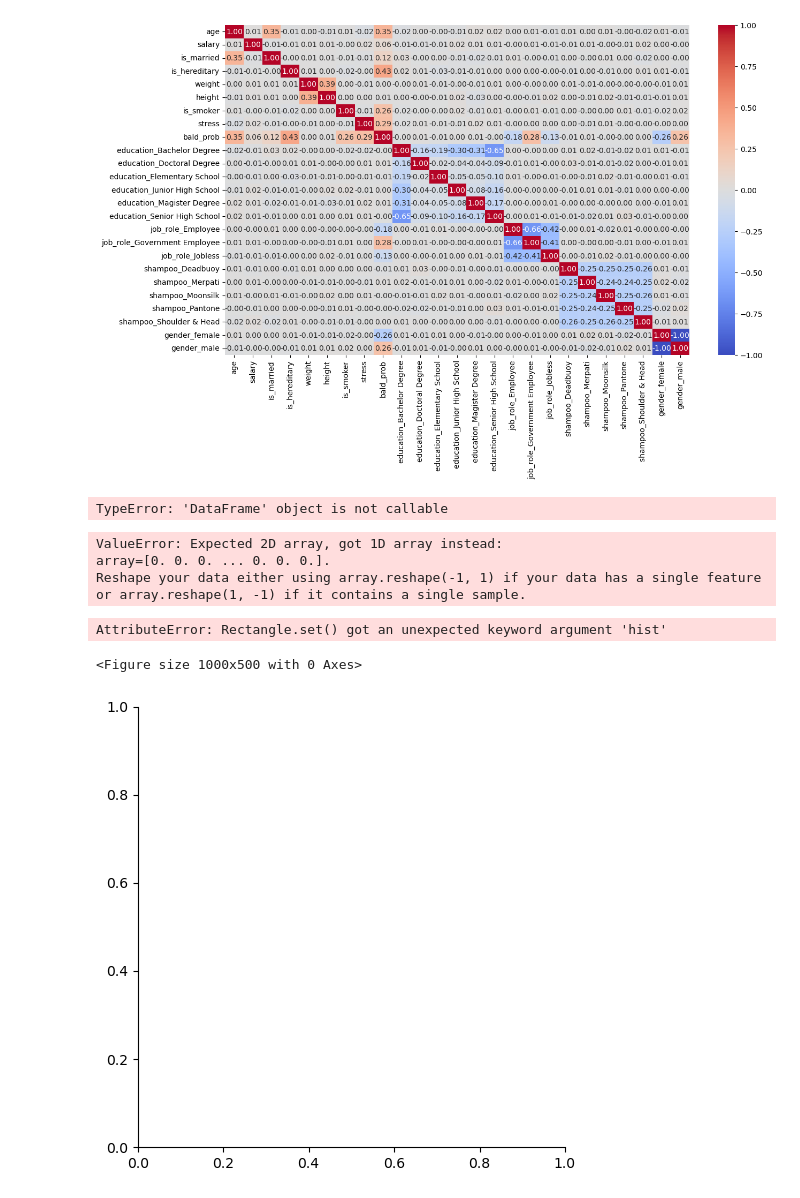
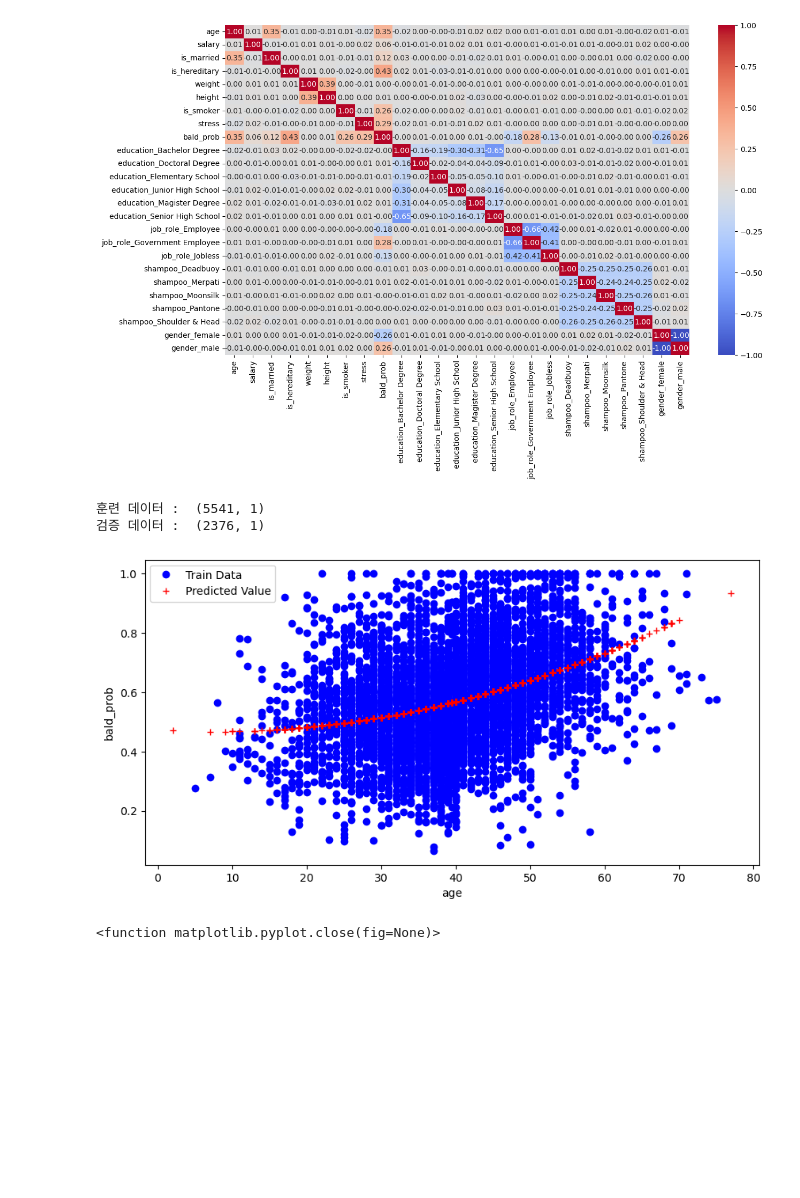
Before and after one commit to eunseongy/OpenSource_develope, a Jupyter notebook: model.ipynb, the cells around one changed output. Saved outputs shown, nothing was run; the diff lists cells and outputs as text; code cells hidden in the pictures; blank space fills up the shorter version.

```diff
--- a/model.ipynb
+++ b/model.ipynb
@@ -92,9 +92,9 @@ sns.heatmap(corr,cmap="coolwarm",annot=True,fmt=".2f")
 <Axes: >
 [figure]
 # %%
-ndf=df(['bald_prob','is_hereditary'])
-y = ndf['bald_prob']
-X = ndf[['is_hereditary']]
+
+y = df['bald_prob']
+X = df[['age']]
 
 X_train, X_test, y_train, y_test = train_test_split(X, y, random_state=42, test_size=0.3)
 
@@ -102,48 +102,33 @@ print('훈련 데이터 : ',X_train.shape)
 print('검증 데이터 : ',X_test.shape)
 print('\n')
 # %% [output]
-TypeError: 'DataFrame' object is not callable
+훈련 데이터 :  (5541, 1)
+검증 데이터 :  (2376, 1)
 # %%
 poly=PolynomialFeatures(degree=2)
 X_train_poly=poly.fit_transform(X_train)
 
 
 
 pr=LinearRegression()
 pr.fit(X_train_poly,y_train)
 
 X_test_poly=poly.fit_transform(X_test)
 
 y_hat_test=pr.predict(X_test_poly)
 
 fig=plt.figure(figsize=(10,5))
 ax=fig.add_subplot(1,1,1)
 ax.plot(X_train,y_train,'o',label='Train Data',color='blue')
 ax.plot(X_test,y_hat_test,'r+',label='Predicted Value')
 ax.legend(loc='best')
-plt.xlabel('data')
+plt.xlabel('age')
 plt.ylabel('bald_prob')
 plt.show()
 plt.close
 # %% [output]
+[figure, added]
-ValueError: Expected 2D array, got 1D array instead:
-array=[0. 0. 0. ... 0. 0. 0.].
-Reshape your data either using array.reshape(-1, 1) if your data has a single feature or array.reshape(1, -1) if it contains a single sample.
+<function matplotlib.pyplot.close(fig=None)>
-# %%
-
-X_ploy=poly.fit_transform(X)
-y_hat=pr.predict(X_ploy)
-
-
-plt.figure(figsize=(10,5))
-ax1= sns.displot(y,hist=False,label="y")
-ax2=sns.distplot(y_hat,hist=False,label="y_hat",ax=ax1)
-plt.show()
-plt.close()
-# %% [output]
-AttributeError: Rectangle.set() got an unexpected keyword argument 'hist'
-<Figure size 1000x500 with 0 Axes>
-[figure, removed]
 # %%
 y1 = df['bald_prob']
 X1 = df.drop(labels=['bald_prob'], axis=1)
```
Also changed, not shown: parts of 1 cell of this notebook.
